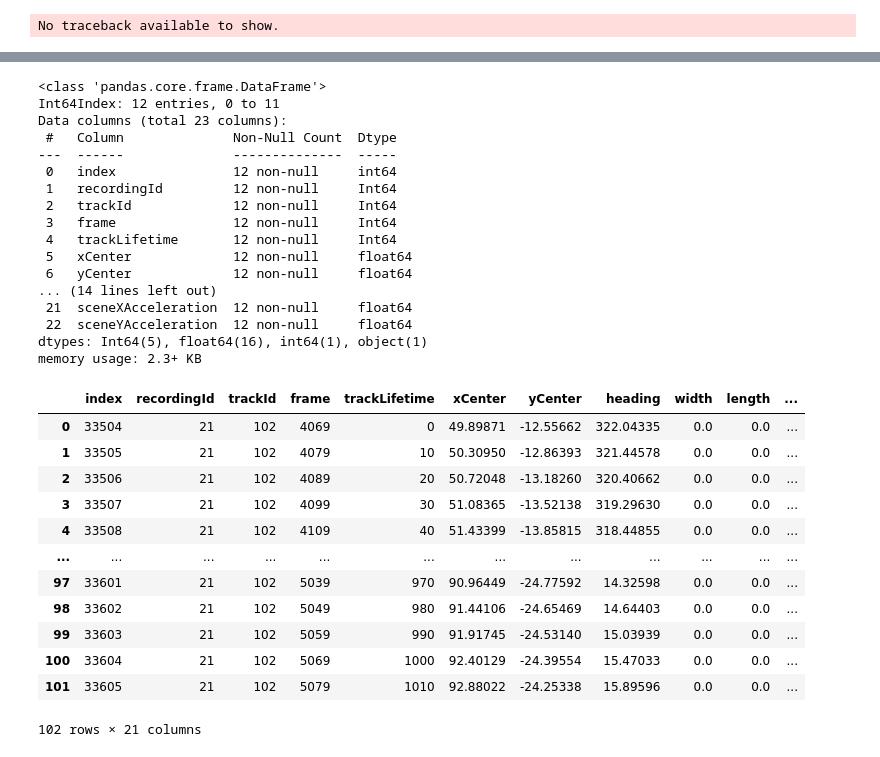
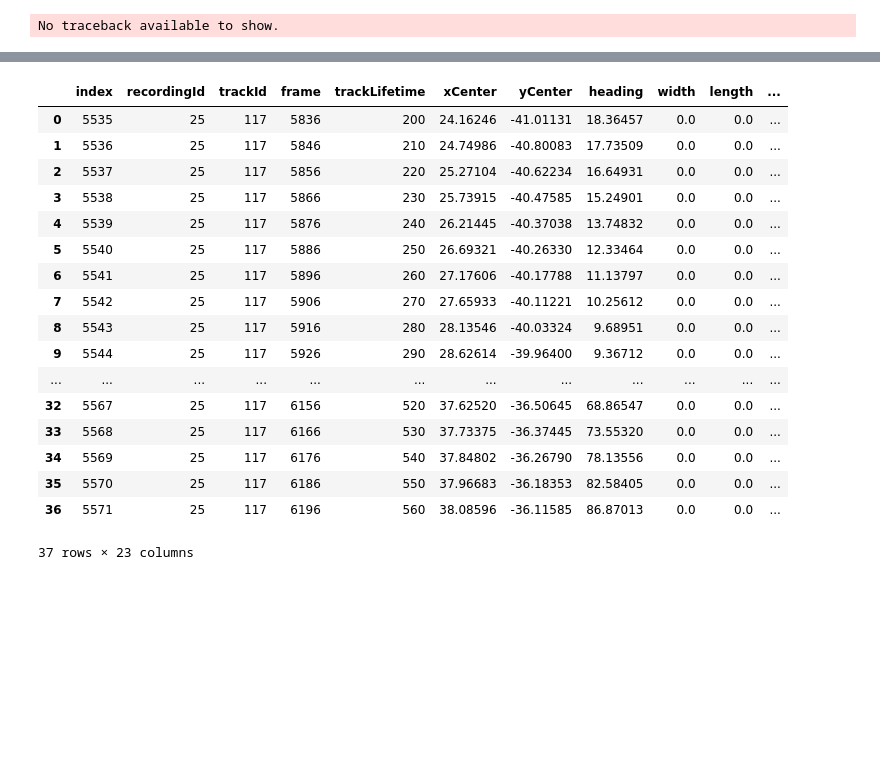
Before and after one commit to ika-rwth-aachen/drone-dataset-tools, a Jupyter notebook: src/notebooks/debug.ipynb, the cells around one changed output, grey strips where cells are left out. Cells and saved outputs as stored; diff of their text form; code cells hidden in the pictures; blank space fills up the shorter version.

```diff
--- a/src/notebooks/debug.ipynb
+++ b/src/notebooks/debug.ipynb
@@ -78,39 +77,27 @@ WARNING:root:trajectory is too short (1) to be clipped for ped 29476
 # %%
+trackId = 25117
 localPedData = sceneData.getPedDataInSceneCoordinates()
-localPedData[localPedData["uniqueTrackId"]==21102].info()
+localPedData[localPedData["uniqueTrackId"]==trackId]
 # %% [output]
+|  | index | recordingId | trackId | frame | trackLifetime | xCenter | yCenter | heading | width | length | ... |
+| 0 | 5535 | 25 | 117 | 5836 | 200 | 24.16246 | -41.01131 | 18.36457 | 0.0 | 0.0 | ... |
+| 1 | 5536 | 25 | 117 | 5846 | 210 | 24.74986 | -40.80083 | 17.73509 | 0.0 | 0.0 | ... |
+| 2 | 5537 | 25 | 117 | 5856 | 220 | 25.27104 | -40.62234 | 16.64931 | 0.0 | 0.0 | ... |
+| 3 | 5538 | 25 | 117 | 5866 | 230 | 25.73915 | -40.47585 | 15.24901 | 0.0 | 0.0 | ... |
+| 4 | 5539 | 25 | 117 | 5876 | 240 | 26.21445 | -40.37038 | 13.74832 | 0.0 | 0.0 | ... |
+| 5 | 5540 | 25 | 117 | 5886 | 250 | 26.69321 | -40.26330 | 12.33464 | 0.0 | 0.0 | ... |
+| 6 | 5541 | 25 | 117 | 5896 | 260 | 27.17606 | -40.17788 | 11.13797 | 0.0 | 0.0 | ... |
+| 7 | 5542 | 25 | 117 | 5906 | 270 | 27.65933 | -40.11221 | 10.25612 | 0.0 | 0.0 | ... |
+| 8 | 5543 | 25 | 117 | 5916 | 280 | 28.13546 | -40.03324 | 9.68951 | 0.0 | 0.0 | ... |
+| 9 | 5544 | 25 | 117 | 5926 | 290 | 28.62614 | -39.96400 | 9.36712 | 0.0 | 0.0 | ... |
+| ... | ... | ... | ... | ... | ... | ... | ... | ... | ... | ... | ... |
+| 32 | 5567 | 25 | 117 | 6156 | 520 | 37.62520 | -36.50645 | 68.86547 | 0.0 | 0.0 | ... |
+| 33 | 5568 | 25 | 117 | 6166 | 530 | 37.73375 | -36.37445 | 73.55320 | 0.0 | 0.0 | ... |
+| 34 | 5569 | 25 | 117 | 6176 | 540 | 37.84802 | -36.26790 | 78.13556 | 0.0 | 0.0 | ... |
+| 35 | 5570 | 25 | 117 | 6186 | 550 | 37.96683 | -36.18353 | 82.58405 | 0.0 | 0.0 | ... |
+| 36 | 5571 | 25 | 117 | 6196 | 560 | 38.08596 | -36.11585 | 86.87013 | 0.0 | 0.0 | ... |
-<class 'pandas.core.frame.DataFrame'>
-Int64Index: 12 entries, 0 to 11
-Data columns (total 23 columns):
- #   Column              Non-Null Count  Dtype
----  ------              --------------  -----
- 0   index               12 non-null     int64
- 1   recordingId         12 non-null     Int64
- 2   trackId             12 non-null     Int64
- 3   frame               12 non-null     Int64
- 4   trackLifetime       12 non-null     Int64
- 5   xCenter             12 non-null     float64
- 6   yCenter             12 non-null     float64
-... (14 lines left out)
- 21  sceneXAcceleration  12 non-null     float64
- 22  sceneYAcceleration  12 non-null     float64
-dtypes: Int64(5), float64(16), int64(1), object(1)
-memory usage: 2.3+ KB
+37 rows × 23 columns
 # %%
-pedData[pedData["uniqueTrackId"]==21102]
+# pedData[(pedData["uniqueTrackId"]==trackId)]
-# %% [output]
-|  | index | recordingId | trackId | frame | trackLifetime | xCenter | yCenter | heading | width | length | ... |
-| 0 | 33504 | 21 | 102 | 4069 | 0 | 49.89871 | -12.55662 | 322.04335 | 0.0 | 0.0 | ... |
-| 1 | 33505 | 21 | 102 | 4079 | 10 | 50.30950 | -12.86393 | 321.44578 | 0.0 | 0.0 | ... |
-| 2 | 33506 | 21 | 102 | 4089 | 20 | 50.72048 | -13.18260 | 320.40662 | 0.0 | 0.0 | ... |
-| 3 | 33507 | 21 | 102 | 4099 | 30 | 51.08365 | -13.52138 | 319.29630 | 0.0 | 0.0 | ... |
-| 4 | 33508 | 21 | 102 | 4109 | 40 | 51.43399 | -13.85815 | 318.44855 | 0.0 | 0.0 | ... |
-| ... | ... | ... | ... | ... | ... | ... | ... | ... | ... | ... | ... |
-| 97 | 33601 | 21 | 102 | 5039 | 970 | 90.96449 | -24.77592 | 14.32598 | 0.0 | 0.0 | ... |
-| 98 | 33602 | 21 | 102 | 5049 | 980 | 91.44106 | -24.65469 | 14.64403 | 0.0 | 0.0 | ... |
-| 99 | 33603 | 21 | 102 | 5059 | 990 | 91.91745 | -24.53140 | 15.03939 | 0.0 | 0.0 | ... |
-| 100 | 33604 | 21 | 102 | 5069 | 1000 | 92.40129 | -24.39554 | 15.47033 | 0.0 | 0.0 | ... |
-| 101 | 33605 | 21 | 102 | 5079 | 1010 | 92.88022 | -24.25338 | 15.89596 | 0.0 | 0.0 | ... |
-102 rows × 21 columns
 # %%
 
```
Also changed, not shown: parts of 9 cells of this notebook, 8 other files.
